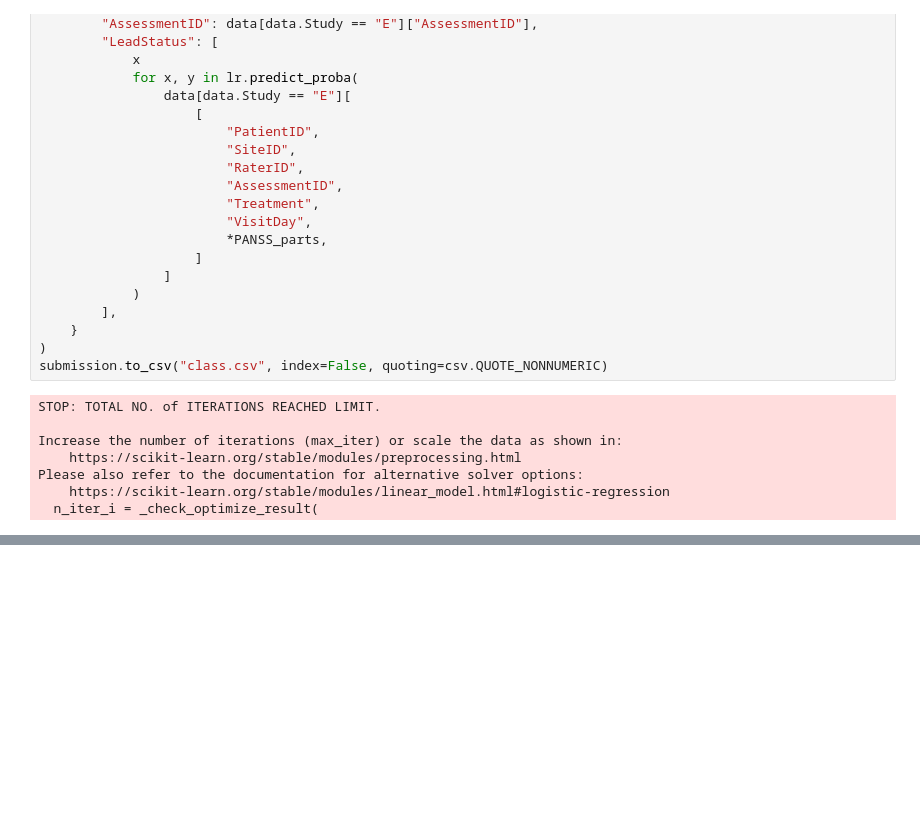
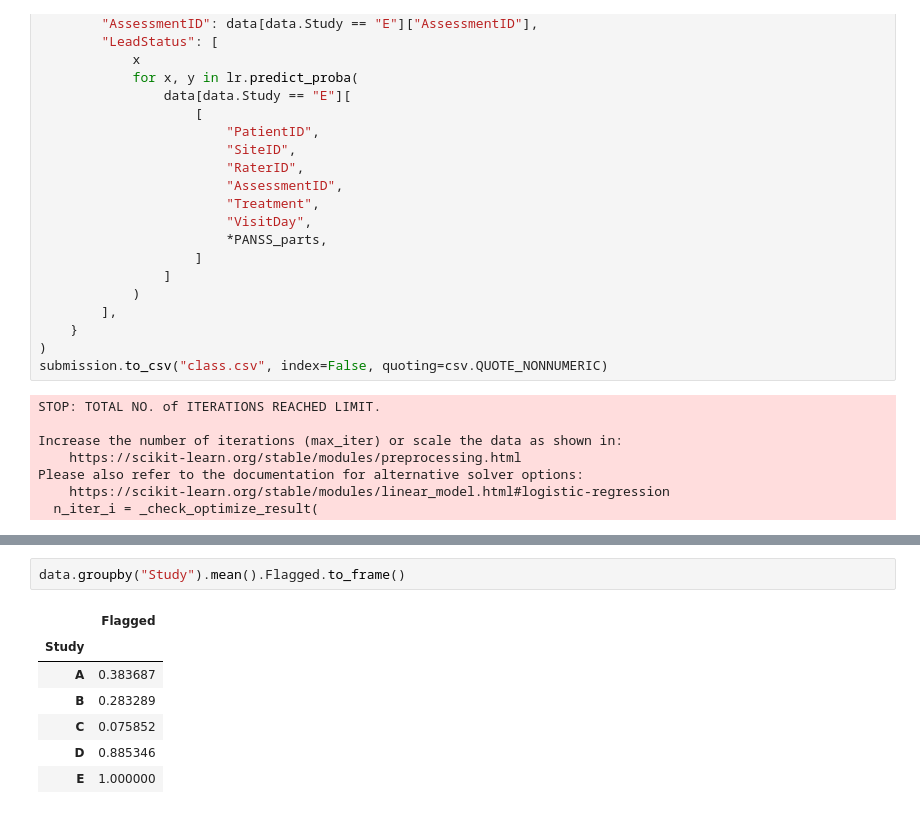
Before and after one commit to AlistairKeiller/STATS-202-final, a Jupyter notebook: final.ipynb, the cells around one changed output, grey strips where cells are left out. Cells and saved outputs as stored; diff of their text form; blank space fills up the shorter version.

```diff
--- a/final.ipynb
+++ b/final.ipynb
@@ -923,3 +1013,13 @@ Please also refer to the documentation for alternative solver options:
+# %%
+data.groupby("Study").mean().Flagged.to_frame()
+# %% [output]
+|  | Flagged |
+| Study |  |
+| A | 0.383687 |
+| B | 0.283289 |
+| C | 0.075852 |
+| D | 0.885346 |
+| E | 1.000000 |
 # %%
 tp = TabularPredictor(
     label="Flagged", eval_metric="log_loss", problem_type="binary"
```
Also changed, not shown: parts of 7 cells of this notebook.
